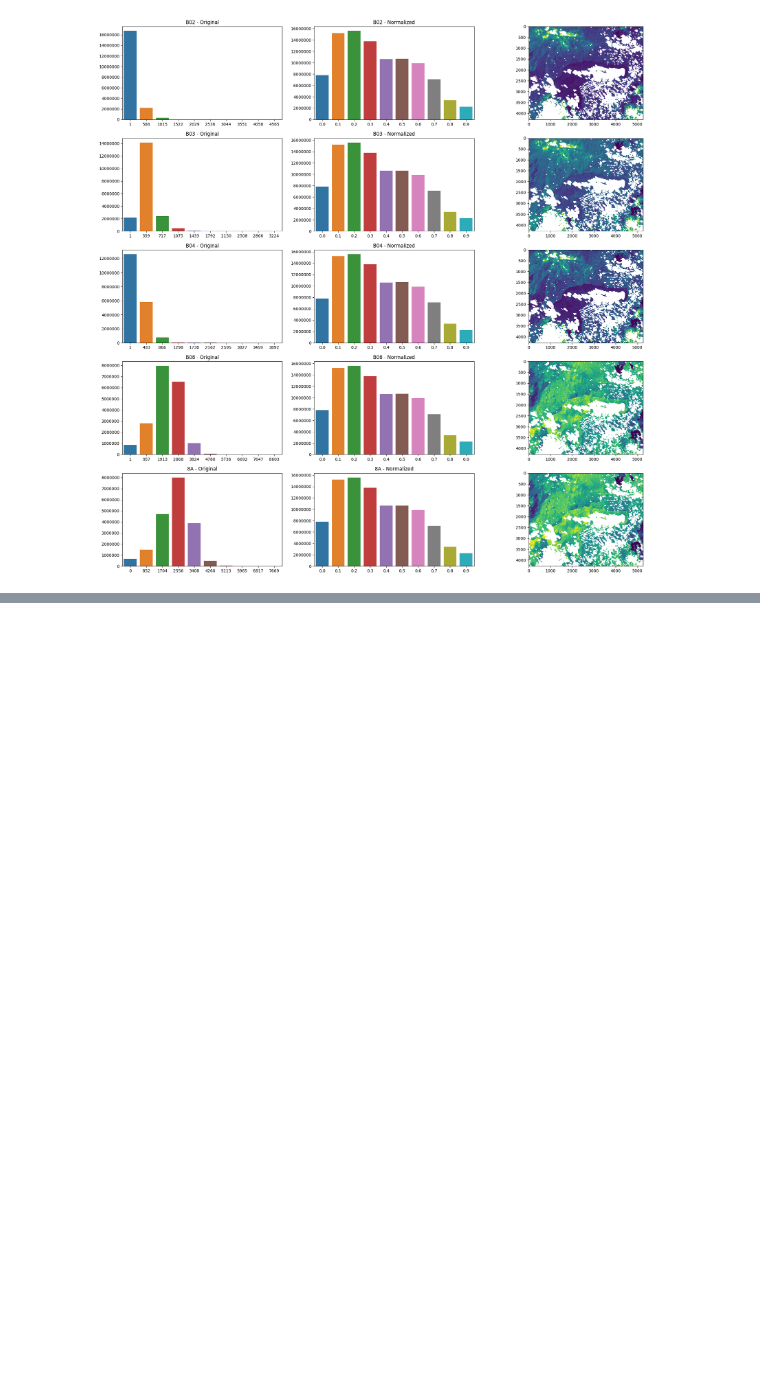
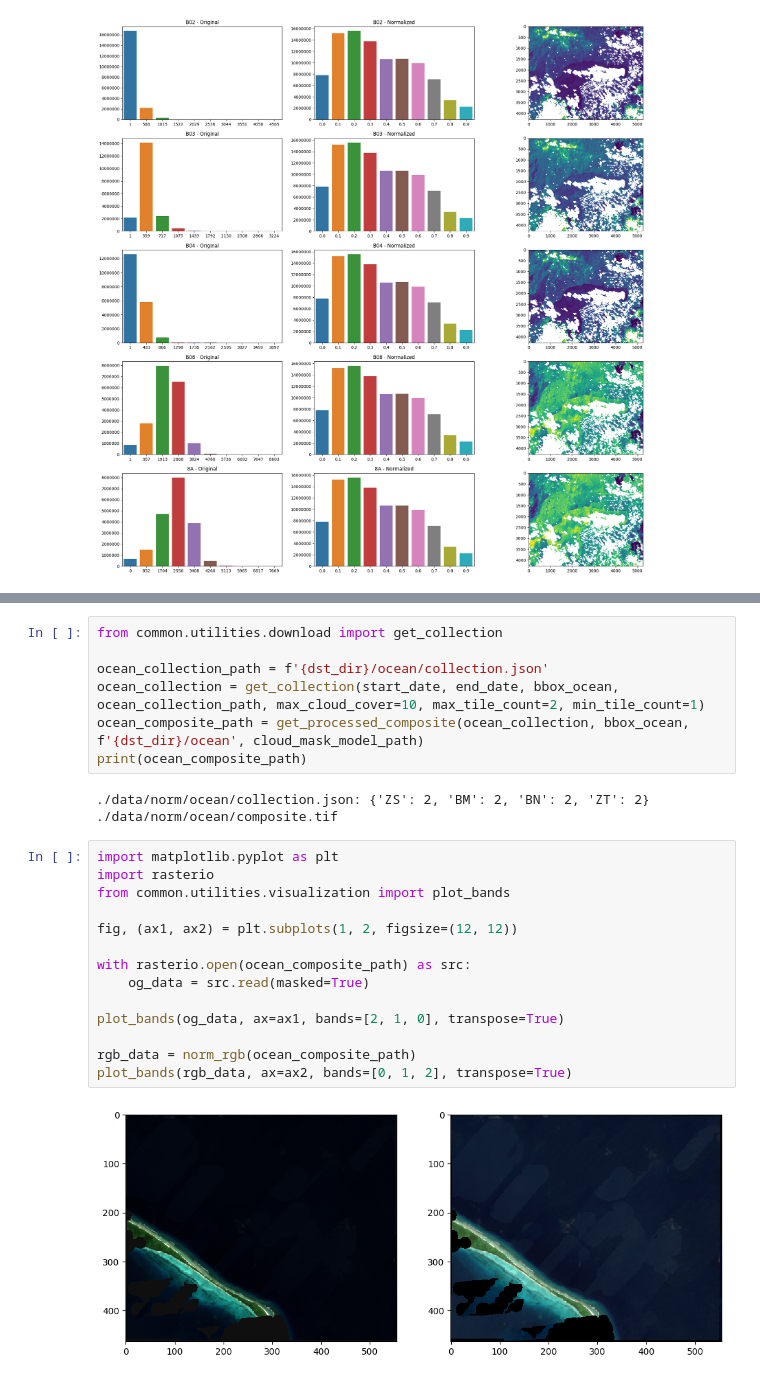
Before and after one commit to caseyslaught/smartcarte-containers, a Jupyter notebook: notebooks/src/TestingNormalization.ipynb, the cells around one changed output, grey strips where cells are left out. Drawn from its saved outputs; the diff is of its cells as text; blank space fills up the shorter version.

```diff
--- a/notebooks/src/TestingNormalization.ipynb
+++ b/notebooks/src/TestingNormalization.ipynb
@@ -138,0 +223,26 @@ for i in range(num_bands):
+# %%
+from common.utilities.download import get_collection
+
+ocean_collection_path = f'{dst_dir}/ocean/collection.json'
+ocean_collection = get_collection(start_date, end_date, bbox_ocean, ocean_collection_path, max_cloud_cover=10, max_tile_count=2, min_tile_count=1)
+ocean_composite_path = get_processed_composite(ocean_collection, bbox_ocean, f'{dst_dir}/ocean', cloud_mask_model_path)
+print(ocean_composite_path)
+# %% [output]
+./data/norm/ocean/collection.json: {'ZS': 2, 'BM': 2, 'BN': 2, 'ZT': 2}
+./data/norm/ocean/composite.tif
+# %%
+import matplotlib.pyplot as plt
+import rasterio
+from common.utilities.visualization import plot_bands
+
+fig, (ax1, ax2) = plt.subplots(1, 2, figsize=(12, 12))
+
+with rasterio.open(ocean_composite_path) as src:
+    og_data = src.read(masked=True)
+
+plot_bands(og_data, ax=ax1, bands=[2, 1, 0], transpose=True)
+
+rgb_data = norm_rgb(ocean_composite_path)
+plot_bands(rgb_data, ax=ax2, bands=[0, 1, 2], transpose=True)
+# %% [output]
+[figure, added]
```
Also changed, not shown: parts of 8 cells of this notebook, 6 other files.
